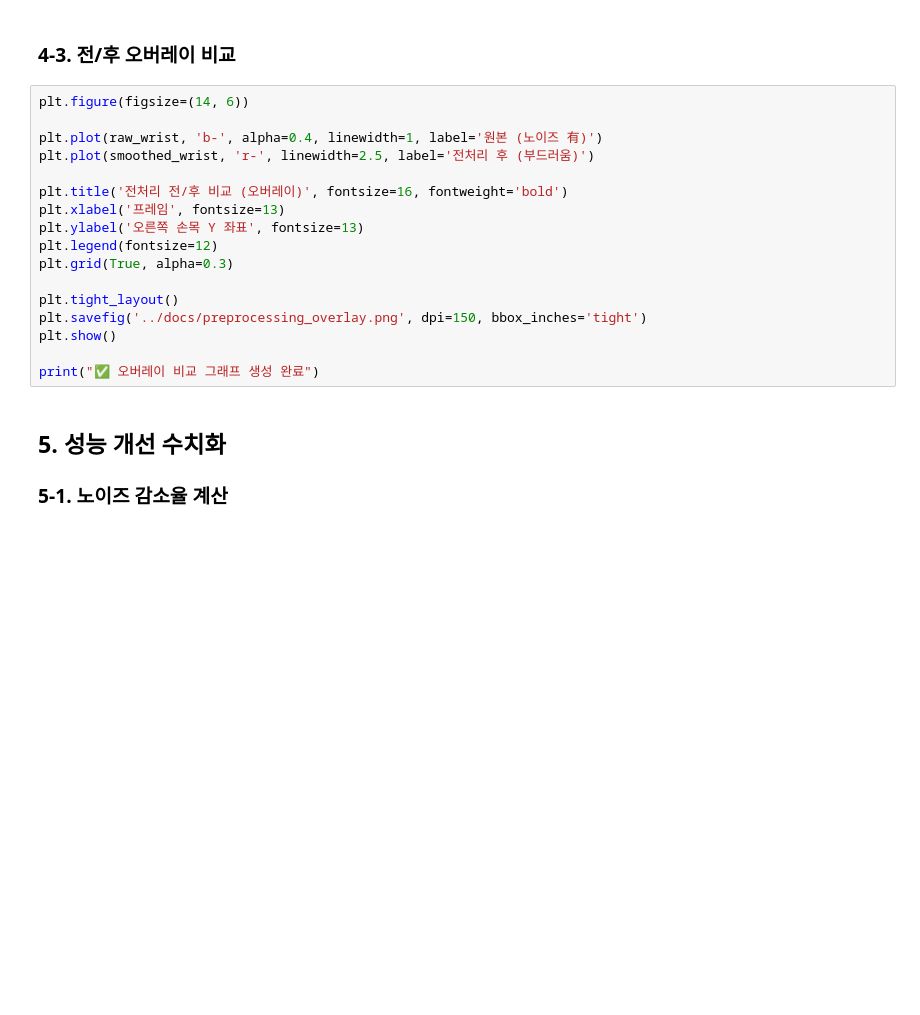
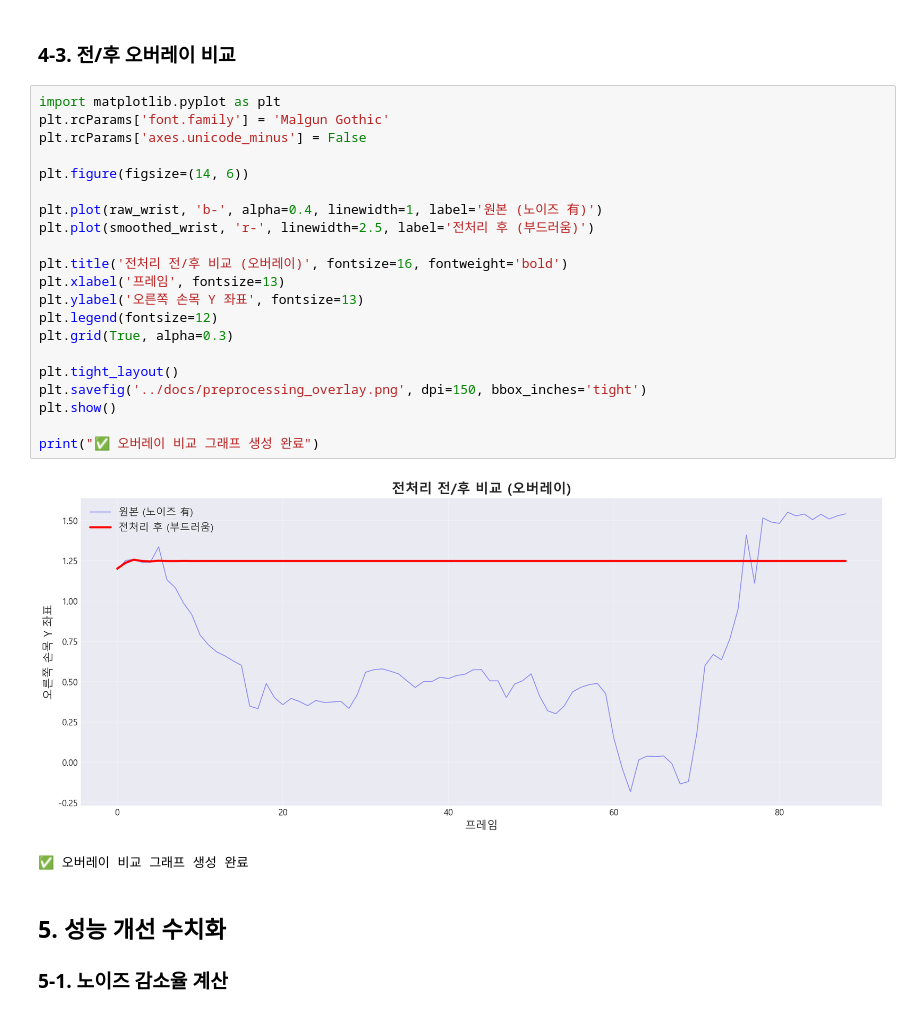
Before and after one commit to simpledan123/AI_Healthcare_Platform, a Jupyter notebook: notebooks/pose_preprocessing_demo.ipynb, the cells around one changed output. Saved outputs shown, nothing was run; the diff lists cells and outputs as text; blank space fills up the shorter version.

```diff
--- a/notebooks/pose_preprocessing_demo.ipynb
+++ b/notebooks/pose_preprocessing_demo.ipynb
@@ -170,22 +217,29 @@ print("   저장 위치: docs/preprocessing_comparison.png")
 # %% [markdown]
 ### 4-3. 전/후 오버레이 비교
 # %%
+import matplotlib.pyplot as plt
+plt.rcParams['font.family'] = 'Malgun Gothic'
+plt.rcParams['axes.unicode_minus'] = False
+
 plt.figure(figsize=(14, 6))
 
 plt.plot(raw_wrist, 'b-', alpha=0.4, linewidth=1, label='원본 (노이즈 有)')
 plt.plot(smoothed_wrist, 'r-', linewidth=2.5, label='전처리 후 (부드러움)')
 
 plt.title('전처리 전/후 비교 (오버레이)', fontsize=16, fontweight='bold')
 plt.xlabel('프레임', fontsize=13)
 plt.ylabel('오른쪽 손목 Y 좌표', fontsize=13)
 plt.legend(fontsize=12)
 plt.grid(True, alpha=0.3)
 
 plt.tight_layout()
 plt.savefig('../docs/preprocessing_overlay.png', dpi=150, bbox_inches='tight')
 plt.show()
 
 print("✅ 오버레이 비교 그래프 생성 완료")
+# %% [output]
+[figure, added]
+✅ 오버레이 비교 그래프 생성 완료
 # %% [markdown]
 ## 5. 성능 개선 수치화
 
```
Also changed, not shown: parts of 7 cells of this notebook, 4 other files.
